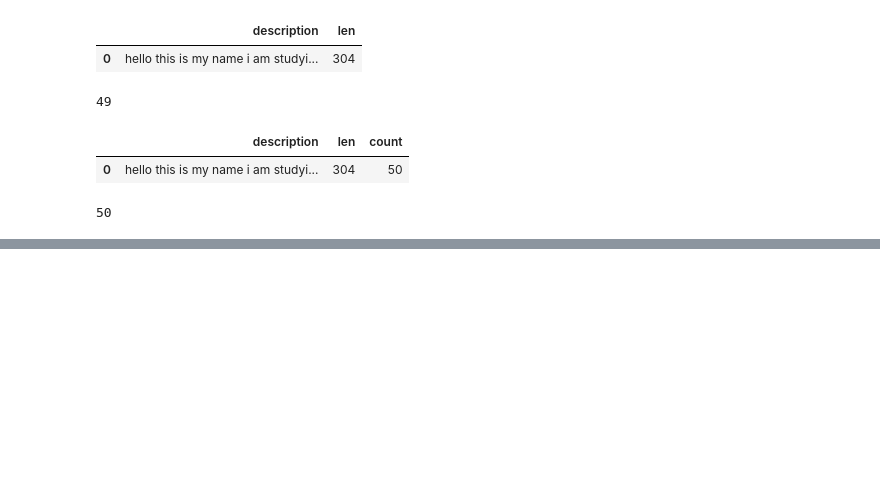
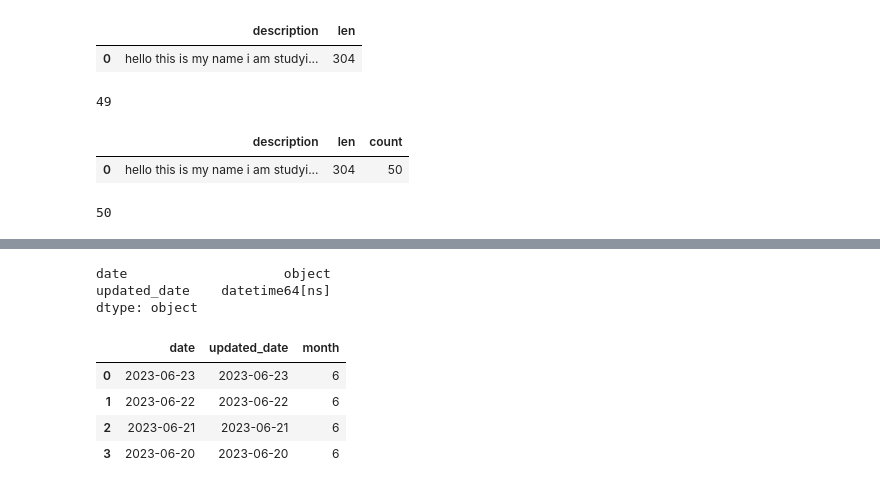
Before and after one commit to interrupted-dev/alpha, a Jupyter notebook: Pandas.ipynb, the cells around one changed output, grey strips where cells are left out. Saved outputs shown, nothing was run; the diff lists cells and outputs as text; code cells hidden in the pictures; blank space fills up the shorter version.

```diff
--- a/Pandas.ipynb
+++ b/Pandas.ipynb
@@ -2433,0 +2576,6 @@ len(k.split())                               #seperator
+# %%
+df7.dtypes
+# %% [output]
+date                    object
+updated_date    datetime64[ns]
+dtype: object
@@ -2433,0 +2584,8 @@ len(k.split())                               #seperator
+# %%
+df7
+# %% [output]
+|  | date | updated_date | month |
+| 0 | 2023-06-23 | 2023-06-23 | 6 |
+| 1 | 2023-06-22 | 2023-06-22 | 6 |
+| 2 | 2023-06-21 | 2023-06-21 | 6 |
+| 3 | 2023-06-20 | 2023-06-20 | 6 |
```
Also changed, not shown: parts of 30 cells of this notebook.
